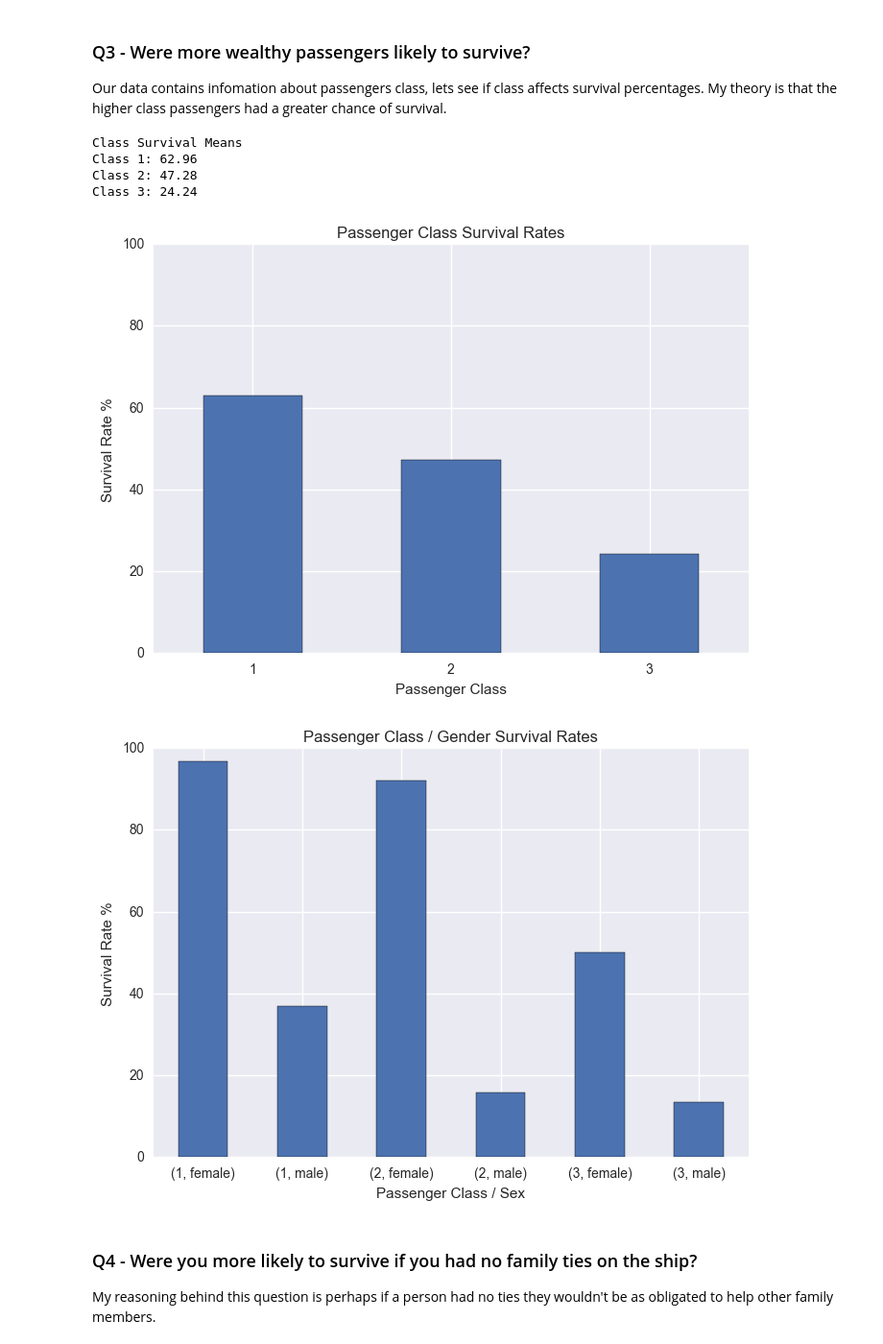
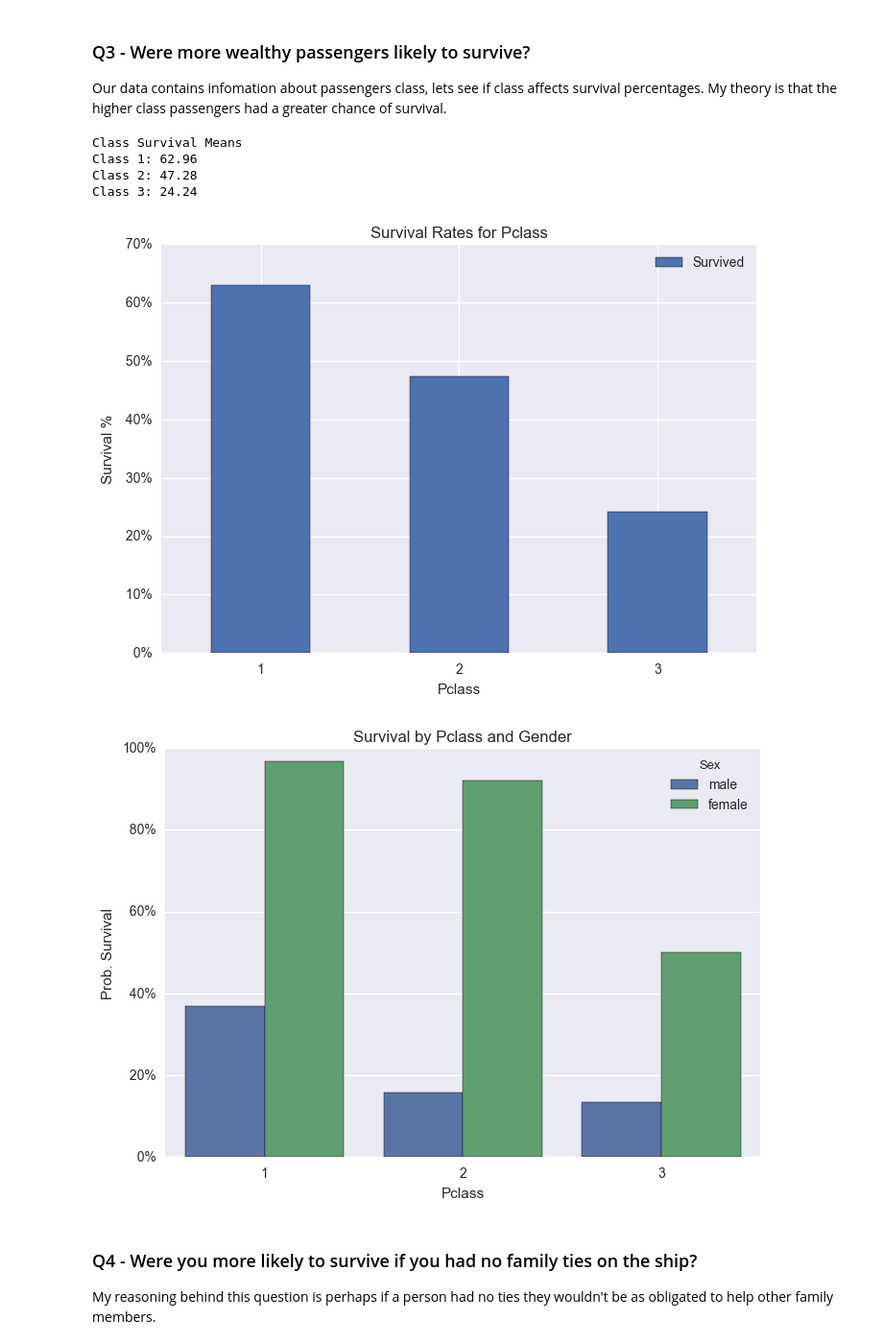
Before and after one commit to GeorgeVince/DAND_Titanic_Investigation, a Jupyter notebook: Titanic_Investigation.ipynb, the cells around one changed output. Shown at 96% size. Cells and saved outputs as stored; diff of their text form; code cells hidden in the pictures.

```diff
--- a/Titanic_Investigation.ipynb
+++ b/Titanic_Investigation.ipynb
@@ -265,42 +256,31 @@ Our data contains infomation about passengers class, lets see if class affects s
 # %%
 grouped_class_survived = titanic_data_trimmed.groupby(['Pclass'])
 class_survival_mean = grouped_class_survived['Survived'].mean() * 100
 
 print "Class Survival Means"
 print "Class 1: {}".format(round(class_survival_mean.loc[1],2))
 print "Class 2: {}".format(round(class_survival_mean.loc[2],2))
 print "Class 3: {}".format(round(class_survival_mean.loc[3],2))
 
-
-plt.figure()
-class_survival_mean.plot.bar()
-
-plt.title("Passenger Class Survival Rates")
-plt.xlabel("Passenger Class")
-plt.xticks(rotation=0)
-plt.ylabel("Survival Rate %")
-plt.ylim(0,100)
-plt.show()
+plot_survival(titanic_data_trimmed,'Pclass')
 
 
-#Next I thought it would be interesting to look at female / male breakdowns per class
-grouped_class_survived_sex = titanic_data_trimmed.groupby(['Pclass','Sex'])
-class_survival_sex_mean = grouped_class_survived_sex['Survived'].mean() * 100
 
-plt.figure()
-plt.title("Passenger Class / Gender Survival Rates")
-class_survival_sex_mean.plot.bar()
-plt.xticks(rotation=0)
-plt.xlabel("Passenger Class / Sex")
-plt.ylabel("Survival Rate %")
+ax = sns.barplot(x="Pclass", y="Survived",hue='Sex', data=titanic_data_trimmed,ci=None)
+plt.title('Survival by Pclass and Gender')
+plt.ylabel('Prob. Survival')
+
+vals = ax.get_yticks()
+ax.set_yticklabels(['{:3.0f}%'.format(x*100) for x in vals])
+
 plt.show()
 # %% [output]
 Class Survival Means
 Class 1: 62.96
 Class 2: 47.28
 Class 3: 24.24
-[figure, old version]
+[figure, new version]
-[figure, old version]
+[figure, new version]
 # %% [markdown]
 <h3> Q4 - Were you more likely to survive if you had no family ties on the ship?  </h3>
 My reasoning behind this question is perhaps if a person had no ties they wouldn't be as obligated to help other  family members.
```
Also changed, not shown: parts of 3 cells of this notebook.
